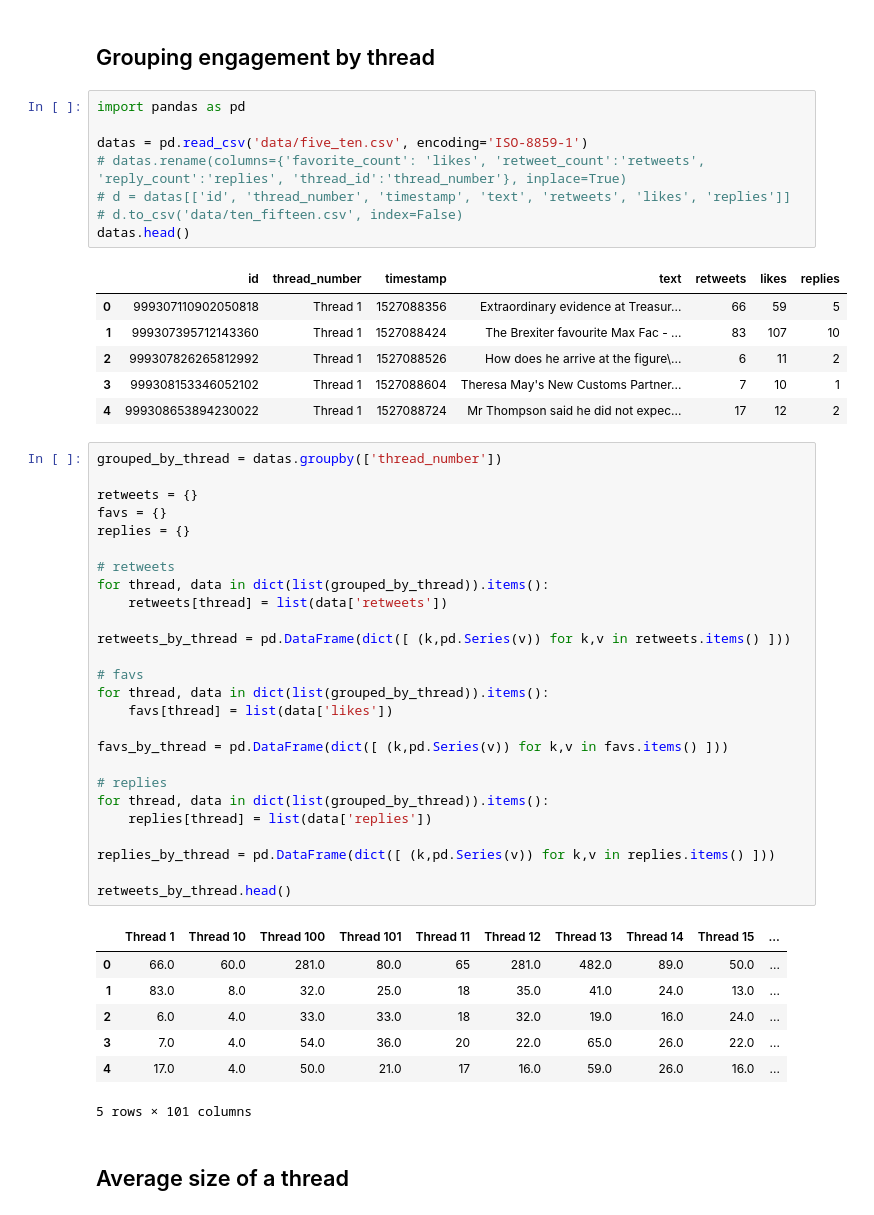
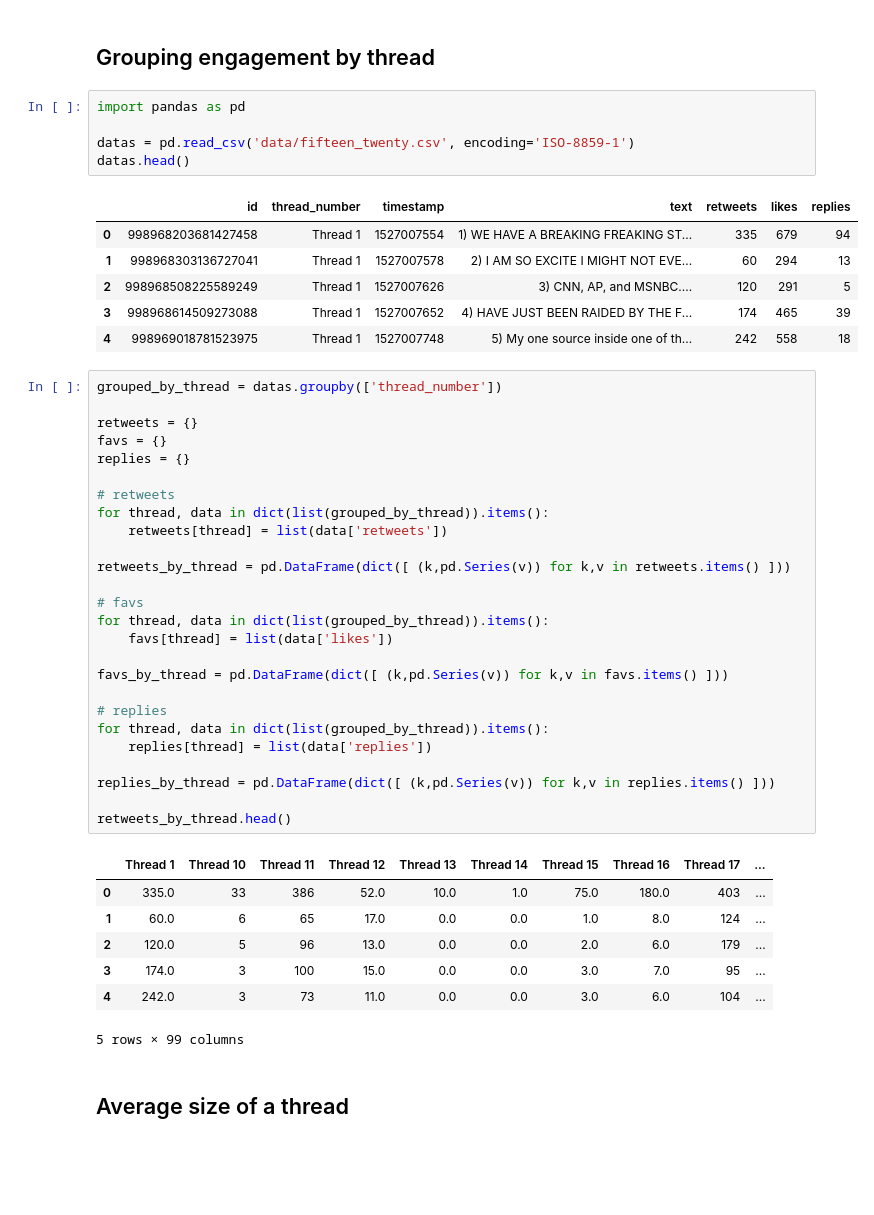
Before and after one commit to danielgrijalva/twitter-threads-engagement-analysis, a Jupyter notebook: Grouping & visualizing average engagement.ipynb, the cells around one changed output. Drawn from its saved outputs; the diff is of its cells as text; blank space fills up the shorter version.

```diff
--- a/Grouping & visualizing average engagement.ipynb
+++ b/Grouping & visualizing average engagement.ipynb
@@ -3,18 +3,15 @@
 # %%
 import pandas as pd
 
-datas = pd.read_csv('data/five_ten.csv', encoding='ISO-8859-1')
-# datas.rename(columns={'favorite_count': 'likes', 'retweet_count':'retweets', 'reply_count':'replies', 'thread_id':'thread_number'}, inplace=True)
-# d = datas[['id', 'thread_number', 'timestamp', 'text', 'retweets', 'likes', 'replies']]
-# d.to_csv('data/ten_fifteen.csv', index=False)
+datas = pd.read_csv('data/fifteen_twenty.csv', encoding='ISO-8859-1')
 datas.head()
 # %% [output]
 |  | id | thread_number | timestamp | text | retweets | likes | replies |
-| 0 | 999307110902050818 | Thread 1 | 1527088356 | Extraordinary evidence at Treasur... | 66 | 59 | 5 |
-| 1 | 999307395712143360 | Thread 1 | 1527088424 | The Brexiter favourite Max Fac - ... | 83 | 107 | 10 |
-| 2 | 999307826265812992 | Thread 1 | 1527088526 | How does he arrive at the figure\... | 6 | 11 | 2 |
-| 3 | 999308153346052102 | Thread 1 | 1527088604 | Theresa May's New Customs Partner... | 7 | 10 | 1 |
-| 4 | 999308653894230022 | Thread 1 | 1527088724 | Mr Thompson said he did not expec... | 17 | 12 | 2 |
+| 0 | 998968203681427458 | Thread 1 | 1527007554 | 1) WE HAVE A BREAKING FREAKING ST... | 335 | 679 | 94 |
+| 1 | 998968303136727041 | Thread 1 | 1527007578 | 2) I AM SO EXCITE I MIGHT NOT EVE... | 60 | 294 | 13 |
+| 2 | 998968508225589249 | Thread 1 | 1527007626 | 3) CNN, AP, and MSNBC.... | 120 | 291 | 5 |
+| 3 | 998968614509273088 | Thread 1 | 1527007652 | 4) HAVE JUST BEEN RAIDED BY THE F... | 174 | 465 | 39 |
+| 4 | 998969018781523975 | Thread 1 | 1527007748 | 5) My one source inside one of th... | 242 | 558 | 18 |
 # %%
 grouped_by_thread = datas.groupby(['thread_number'])
 
@@ -42,13 +39,13 @@ replies_by_thread = pd.DataFrame(dict([ (k,pd.Series(v)) for k,v in replies.item
 
 retweets_by_thread.head()
 # %% [output]
-|  | Thread 1 | Thread 10 | Thread 100 | Thread 101 | Thread 11 | Thread 12 | Thread 13 | Thread 14 | Thread 15 | ... |
-| 0 | 66.0 | 60.0 | 281.0 | 80.0 | 65 | 281.0 | 482.0 | 89.0 | 50.0 | ... |
-| 1 | 83.0 | 8.0 | 32.0 | 25.0 | 18 | 35.0 | 41.0 | 24.0 | 13.0 | ... |
-| 2 | 6.0 | 4.0 | 33.0 | 33.0 | 18 | 32.0 | 19.0 | 16.0 | 24.0 | ... |
-| 3 | 7.0 | 4.0 | 54.0 | 36.0 | 20 | 22.0 | 65.0 | 26.0 | 22.0 | ... |
-| 4 | 17.0 | 4.0 | 50.0 | 21.0 | 17 | 16.0 | 59.0 | 26.0 | 16.0 | ... |
+|  | Thread 1 | Thread 10 | Thread 11 | Thread 12 | Thread 13 | Thread 14 | Thread 15 | Thread 16 | Thread 17 | ... |
+| 0 | 335.0 | 33 | 386 | 52.0 | 10.0 | 1.0 | 75.0 | 180.0 | 403 | ... |
+| 1 | 60.0 | 6 | 65 | 17.0 | 0.0 | 0.0 | 1.0 | 8.0 | 124 | ... |
+| 2 | 120.0 | 5 | 96 | 13.0 | 0.0 | 0.0 | 2.0 | 6.0 | 179 | ... |
+| 3 | 174.0 | 3 | 100 | 15.0 | 0.0 | 0.0 | 3.0 | 7.0 | 95 | ... |
+| 4 | 242.0 | 3 | 73 | 11.0 | 0.0 | 0.0 | 3.0 | 6.0 | 104 | ... |
-5 rows × 101 columns
+5 rows × 99 columns
 # %% [markdown]
 ## Average size of a thread
 # %%
```
Also changed, not shown: parts of 4 cells of this notebook.
